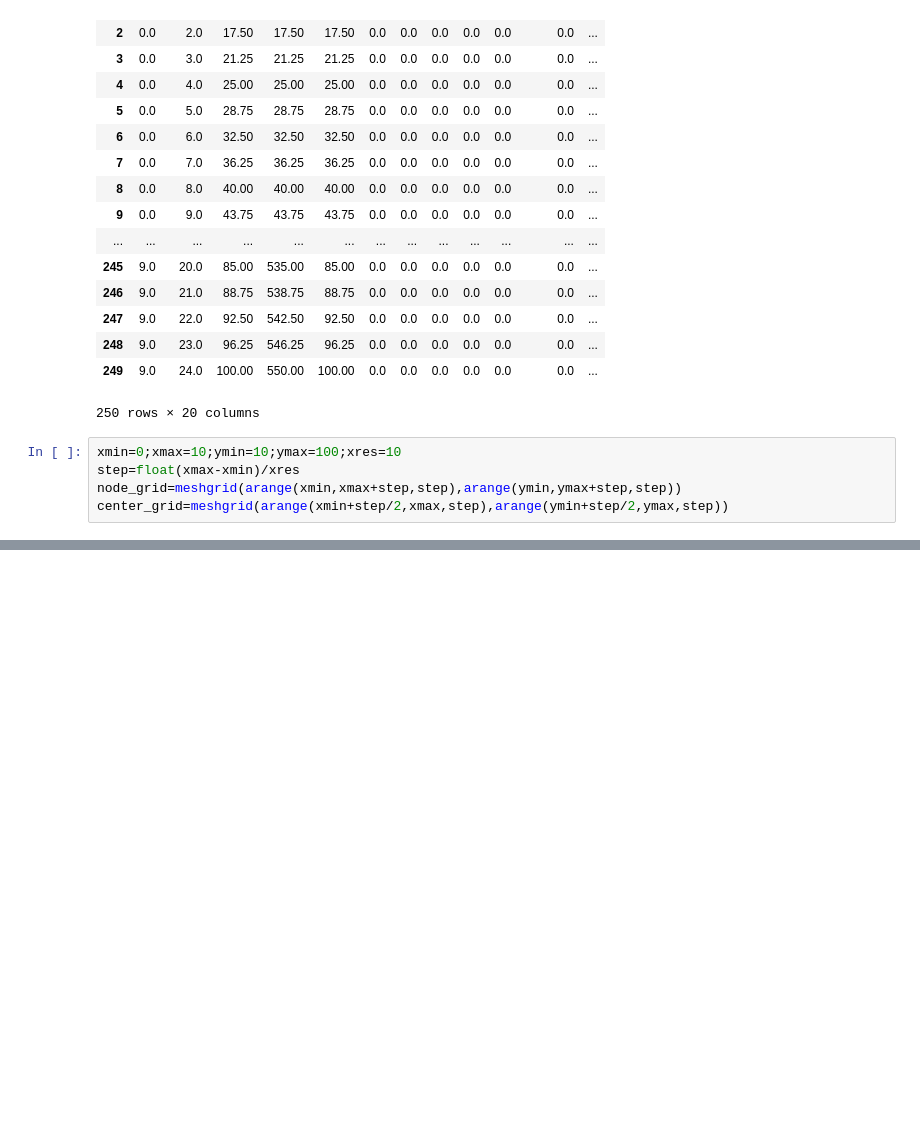
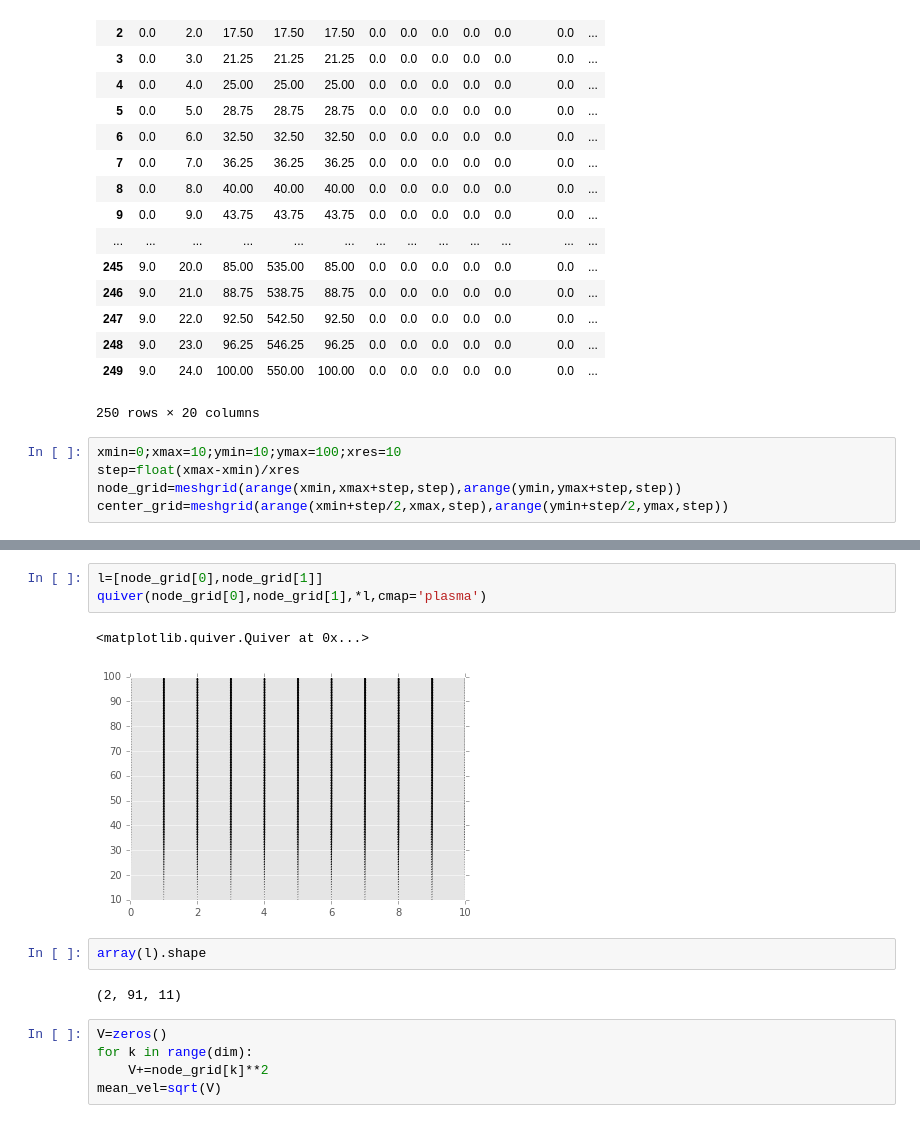
Before and after one commit to amichaut/track_analysis, a Jupyter notebook: codes/analyze_traj.ipynb, the cells around one changed output, grey strips where cells are left out. Saved outputs shown, nothing was run; the diff lists cells and outputs as text; blank space fills up the shorter version.

Commit message:
unified grid calculation (not tested)

```diff
--- a/codes/analyze_traj.ipynb
+++ b/codes/analyze_traj.ipynb
@@ -246,0 +222,15 @@ center_grid
+# %%
+l=[node_grid[0],node_grid[1]]
+quiver(node_grid[0],node_grid[1],*l,cmap='plasma')
+# %% [output]
+<matplotlib.quiver.Quiver at 0x...>
+[figure, added]
+# %%
+array(l).shape
+# %% [output]
+(2, 91, 11)
+# %%
+V=zeros()
+for k in range(dim):
+    V+=node_grid[k]**2
+mean_vel=sqrt(V)
```
Also changed, not shown: parts of 6 cells of this notebook, 1 other file.
